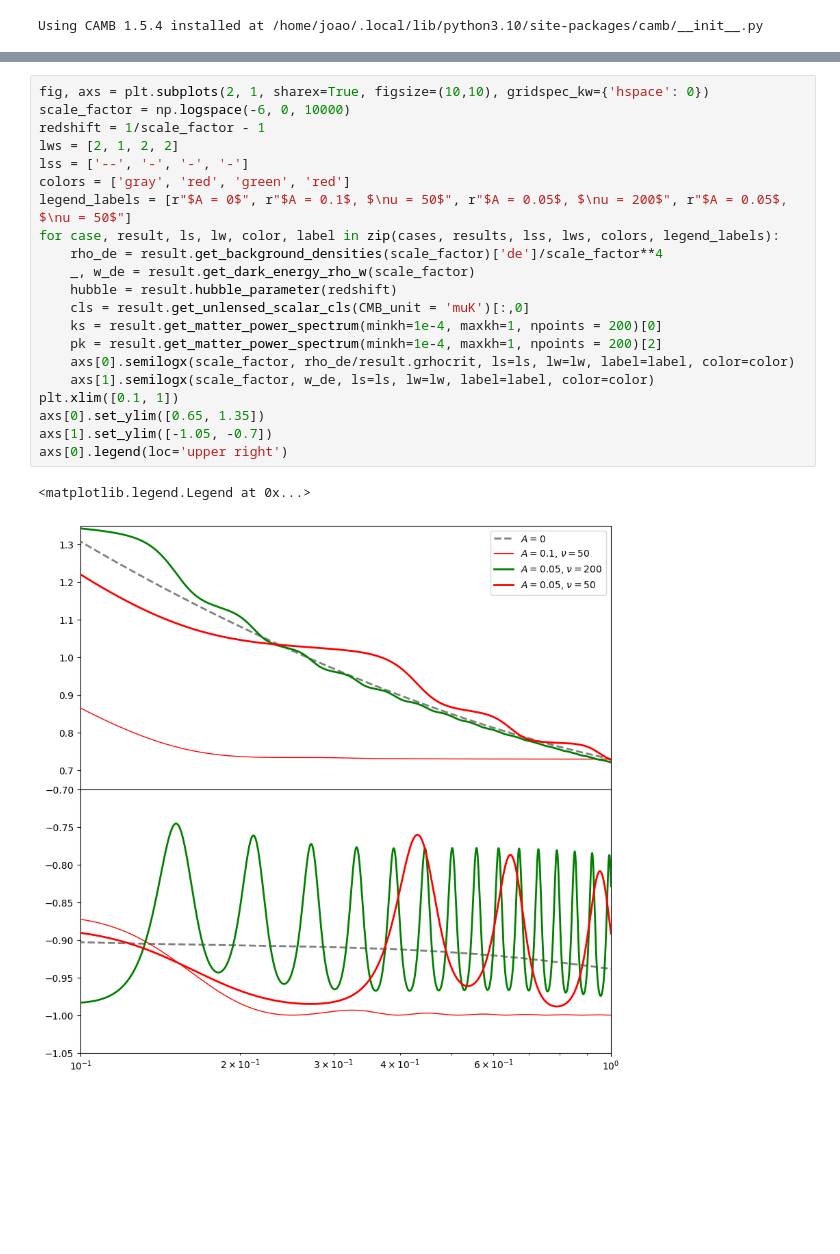
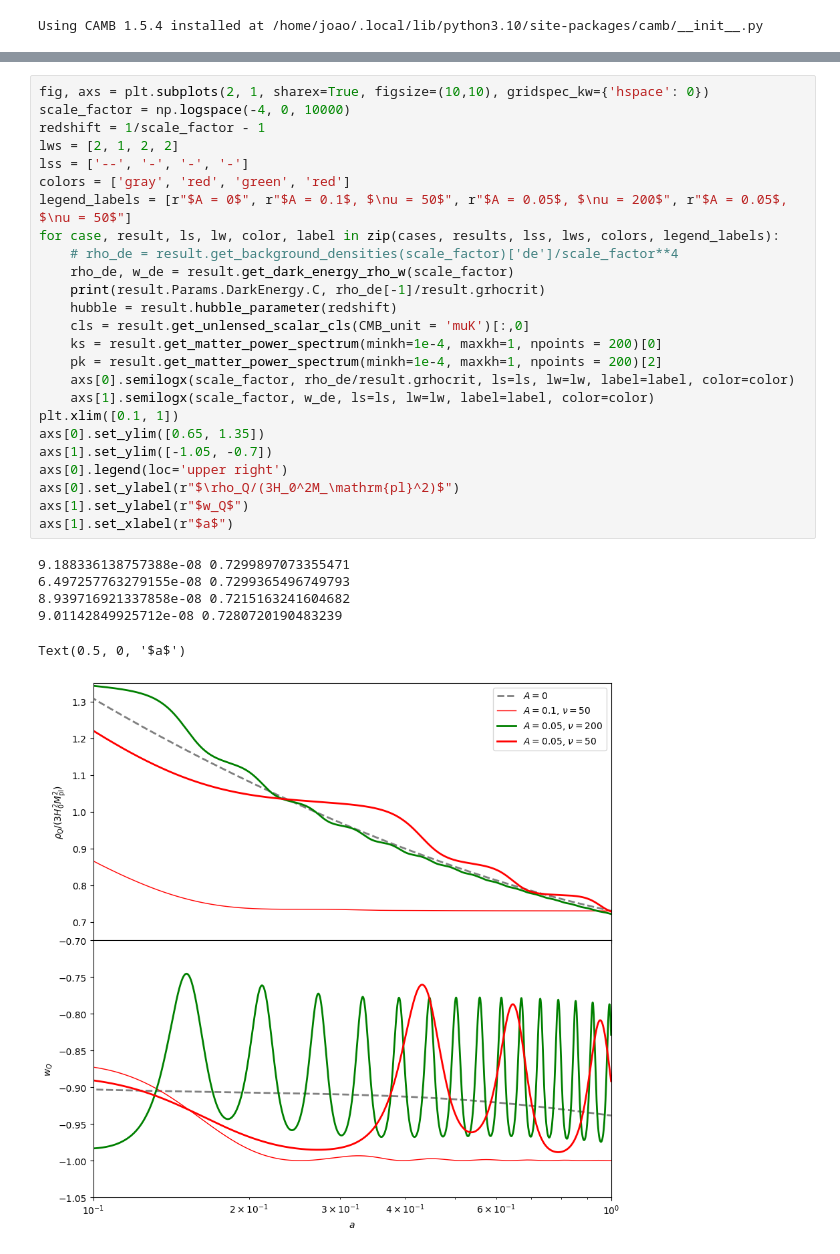
Before and after one commit to SBU-COSMOLIKE/CAMB-Monodromic, a Jupyter notebook: docs/Monodromic_demo.ipynb, the cells around one changed output, grey strips where cells are left out. Cells and saved outputs as stored; diff of their text form; blank space fills up the shorter version.

```diff
--- a/docs/Monodromic_demo.ipynb
+++ b/docs/Monodromic_demo.ipynb
@@ -54,25 +54,33 @@ for case in cases:
  Finished shooting successfully after            4 iterations
 # %%
 fig, axs = plt.subplots(2, 1, sharex=True, figsize=(10,10), gridspec_kw={'hspace': 0})
-scale_factor = np.logspace(-6, 0, 10000)
+scale_factor = np.logspace(-4, 0, 10000)
 redshift = 1/scale_factor - 1
 lws = [2, 1, 2, 2]
 lss = ['--', '-', '-', '-']
 colors = ['gray', 'red', 'green', 'red']
 legend_labels = [r"$A = 0$", r"$A = 0.1$, $\nu = 50$", r"$A = 0.05$, $\nu = 200$", r"$A = 0.05$, $\nu = 50$"]
 for case, result, ls, lw, color, label in zip(cases, results, lss, lws, colors, legend_labels):
-    rho_de = result.get_background_densities(scale_factor)['de']/scale_factor**4
-    _, w_de = result.get_dark_energy_rho_w(scale_factor)
+    # rho_de = result.get_background_densities(scale_factor)['de']/scale_factor**4
+    rho_de, w_de = result.get_dark_energy_rho_w(scale_factor)
+    print(result.Params.DarkEnergy.C, rho_de[-1]/result.grhocrit)
     hubble = result.hubble_parameter(redshift)
     cls = result.get_unlensed_scalar_cls(CMB_unit = 'muK')[:,0]
     ks = result.get_matter_power_spectrum(minkh=1e-4, maxkh=1, npoints = 200)[0]
     pk = result.get_matter_power_spectrum(minkh=1e-4, maxkh=1, npoints = 200)[2]
     axs[0].semilogx(scale_factor, rho_de/result.grhocrit, ls=ls, lw=lw, label=label, color=color)
     axs[1].semilogx(scale_factor, w_de, ls=ls, lw=lw, label=label, color=color)
 plt.xlim([0.1, 1])
 axs[0].set_ylim([0.65, 1.35])
 axs[1].set_ylim([-1.05, -0.7])
 axs[0].legend(loc='upper right')
+axs[0].set_ylabel(r"$\rho_Q/(3H_0^2M_\mathrm{pl}^2)$")
+axs[1].set_ylabel(r"$w_Q$")
+axs[1].set_xlabel(r"$a$")
 # %% [output]
-<matplotlib.legend.Legend at 0x...>
+9.188336138757388e-08 0.7299897073355471
+6.497257763279155e-08 0.7299365496749793
+8.939716921337858e-08 0.7215163241604682
+9.01142849925712e-08 0.7280720190483239
+Text(0.5, 0, '$a$')
-[figure, old version]
+[figure, new version]
```
Also changed, not shown: 1 other file.
